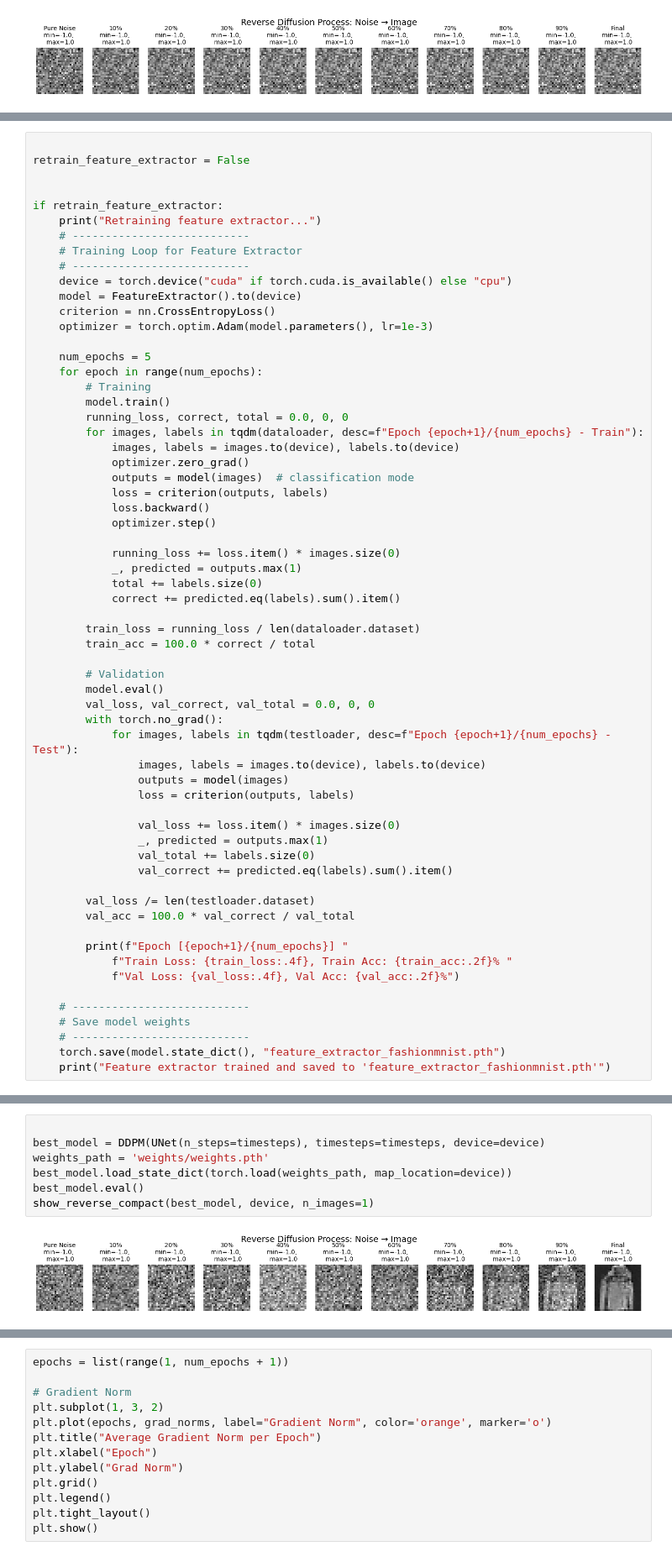
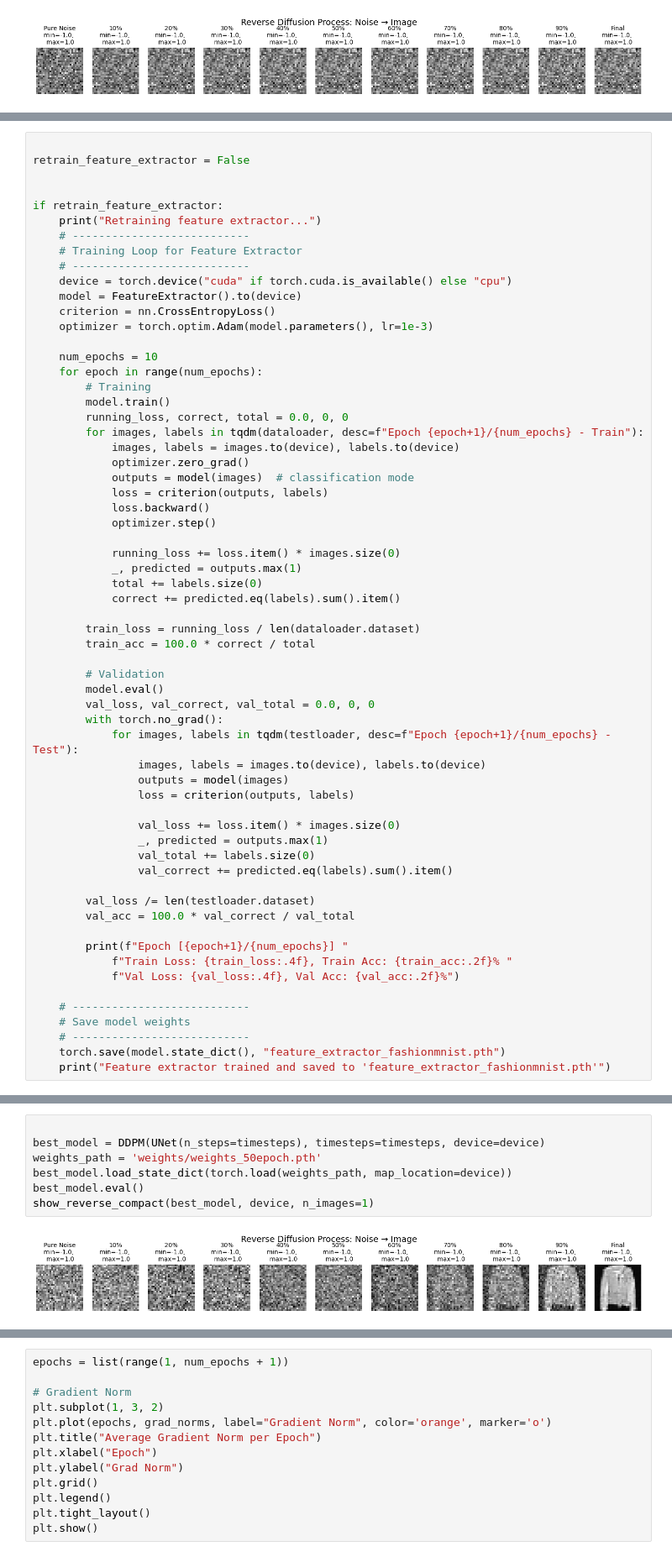
Before and after one commit to emilcw/wasp-deep-learning-module3, a Jupyter notebook: main.ipynb, the cells around one changed output, grey strips where cells are left out. Shown at 84% size. Cells and saved outputs as stored; diff of their text form.

```diff
--- a/main.ipynb
+++ b/main.ipynb
@@ -631,7 +655,7 @@ if retrain_feature_extractor:
     criterion = nn.CrossEntropyLoss()
     optimizer = torch.optim.Adam(model.parameters(), lr=1e-3)
 
-    num_epochs = 5
+    num_epochs = 10
     for epoch in range(num_epochs):
         # Training
         model.train()
@@ -826,9 +897,9 @@ Epoch 5/5 - New best loss: 0.0565 - Weights saved to weights/weights.pth
 # %%
 
 best_model = DDPM(UNet(n_steps=timesteps), timesteps=timesteps, device=device)
-weights_path = 'weights/weights.pth'
+weights_path = 'weights/weights_50epoch.pth'
 best_model.load_state_dict(torch.load(weights_path, map_location=device))
 best_model.eval()
 show_reverse_compact(best_model, device, n_images=1)
 # %% [output]
-[figure, old version]
+[figure, new version]
```
Also changed, not shown: parts of 10 cells of this notebook.
